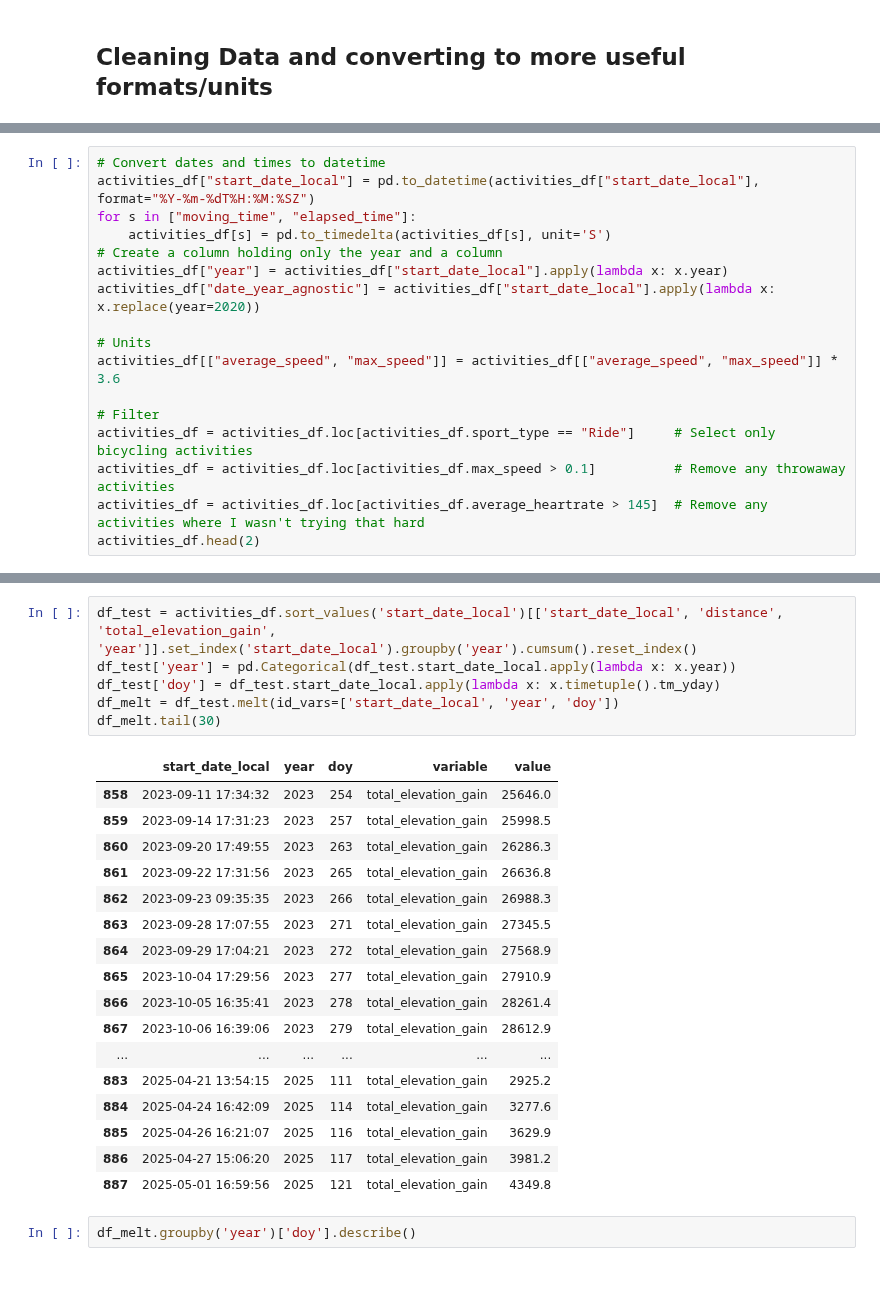
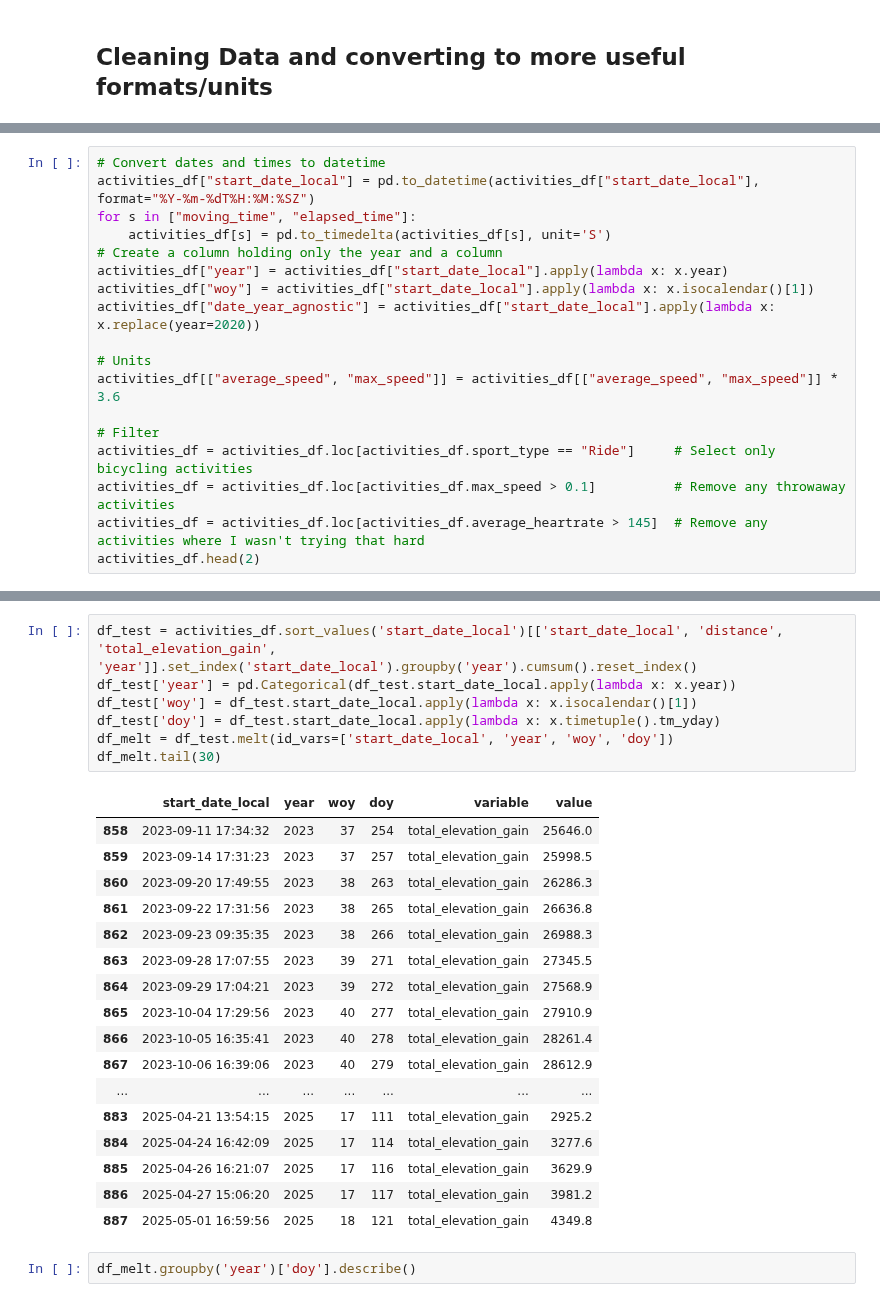
Before and after one commit to NWNHT/StravaPlotting, a Jupyter notebook: src/display_strava.ipynb, the cells around one changed output, grey strips where cells are left out. Cells and saved outputs as stored; diff of their text form.

```diff
--- a/src/display_strava.ipynb
+++ b/src/display_strava.ipynb
@@ -89,6 +88,7 @@ for s in ["moving_time", "elapsed_time"]:
     activities_df[s] = pd.to_timedelta(activities_df[s], unit='S')
 # Create a column holding only the year and a column
 activities_df["year"] = activities_df["start_date_local"].apply(lambda x: x.year)
+activities_df["woy"] = activities_df["start_date_local"].apply(lambda x: x.isocalendar()[1])
 activities_df["date_year_agnostic"] = activities_df["start_date_local"].apply(lambda x: x.replace(year=2020))
 
 # Units
@@ -106,27 +106,28 @@ activities_df.head(2)
 # %%
 df_test = activities_df.sort_values('start_date_local')[['start_date_local', 'distance', 'total_elevation_gain', 'year']].set_index('start_date_local').groupby('year').cumsum().reset_index()
 df_test['year'] = pd.Categorical(df_test.start_date_local.apply(lambda x: x.year))
+df_test['woy'] = df_test.start_date_local.apply(lambda x: x.isocalendar()[1])
 df_test['doy'] = df_test.start_date_local.apply(lambda x: x.timetuple().tm_yday)
-df_melt = df_test.melt(id_vars=['start_date_local', 'year', 'doy'])
+df_melt = df_test.melt(id_vars=['start_date_local', 'year', 'woy', 'doy'])
 df_melt.tail(30)
 # %% [output]
-|  | start_date_local | year | doy | variable | value |
-| 858 | 2023-09-11 17:34:32 | 2023 | 254 | total_elevation_gain | 25646.0 |
-| 859 | 2023-09-14 17:31:23 | 2023 | 257 | total_elevation_gain | 25998.5 |
-| 860 | 2023-09-20 17:49:55 | 2023 | 263 | total_elevation_gain | 26286.3 |
-| 861 | 2023-09-22 17:31:56 | 2023 | 265 | total_elevation_gain | 26636.8 |
-| 862 | 2023-09-23 09:35:35 | 2023 | 266 | total_elevation_gain | 26988.3 |
-| 863 | 2023-09-28 17:07:55 | 2023 | 271 | total_elevation_gain | 27345.5 |
-| 864 | 2023-09-29 17:04:21 | 2023 | 272 | total_elevation_gain | 27568.9 |
-| 865 | 2023-10-04 17:29:56 | 2023 | 277 | total_elevation_gain | 27910.9 |
-| 866 | 2023-10-05 16:35:41 | 2023 | 278 | total_elevation_gain | 28261.4 |
-| 867 | 2023-10-06 16:39:06 | 2023 | 279 | total_elevation_gain | 28612.9 |
-| ... | ... | ... | ... | ... | ... |
-| 883 | 2025-04-21 13:54:15 | 2025 | 111 | total_elevation_gain | 2925.2 |
-| 884 | 2025-04-24 16:42:09 | 2025 | 114 | total_elevation_gain | 3277.6 |
-| 885 | 2025-04-26 16:21:07 | 2025 | 116 | total_elevation_gain | 3629.9 |
-| 886 | 2025-04-27 15:06:20 | 2025 | 117 | total_elevation_gain | 3981.2 |
-| 887 | 2025-05-01 16:59:56 | 2025 | 121 | total_elevation_gain | 4349.8 |
+|  | start_date_local | year | woy | doy | variable | value |
+| 858 | 2023-09-11 17:34:32 | 2023 | 37 | 254 | total_elevation_gain | 25646.0 |
+| 859 | 2023-09-14 17:31:23 | 2023 | 37 | 257 | total_elevation_gain | 25998.5 |
+| 860 | 2023-09-20 17:49:55 | 2023 | 38 | 263 | total_elevation_gain | 26286.3 |
+| 861 | 2023-09-22 17:31:56 | 2023 | 38 | 265 | total_elevation_gain | 26636.8 |
+| 862 | 2023-09-23 09:35:35 | 2023 | 38 | 266 | total_elevation_gain | 26988.3 |
+| 863 | 2023-09-28 17:07:55 | 2023 | 39 | 271 | total_elevation_gain | 27345.5 |
+| 864 | 2023-09-29 17:04:21 | 2023 | 39 | 272 | total_elevation_gain | 27568.9 |
+| 865 | 2023-10-04 17:29:56 | 2023 | 40 | 277 | total_elevation_gain | 27910.9 |
+| 866 | 2023-10-05 16:35:41 | 2023 | 40 | 278 | total_elevation_gain | 28261.4 |
+| 867 | 2023-10-06 16:39:06 | 2023 | 40 | 279 | total_elevation_gain | 28612.9 |
+| ... | ... | ... | ... | ... | ... | ... |
+| 883 | 2025-04-21 13:54:15 | 2025 | 17 | 111 | total_elevation_gain | 2925.2 |
+| 884 | 2025-04-24 16:42:09 | 2025 | 17 | 114 | total_elevation_gain | 3277.6 |
+| 885 | 2025-04-26 16:21:07 | 2025 | 17 | 116 | total_elevation_gain | 3629.9 |
+| 886 | 2025-04-27 15:06:20 | 2025 | 17 | 117 | total_elevation_gain | 3981.2 |
+| 887 | 2025-05-01 16:59:56 | 2025 | 18 | 121 | total_elevation_gain | 4349.8 |
 # %%
 df_melt.groupby('year')['doy'].describe()
 # %% [output]
```
Also changed, not shown: parts of 3 cells of this notebook.
